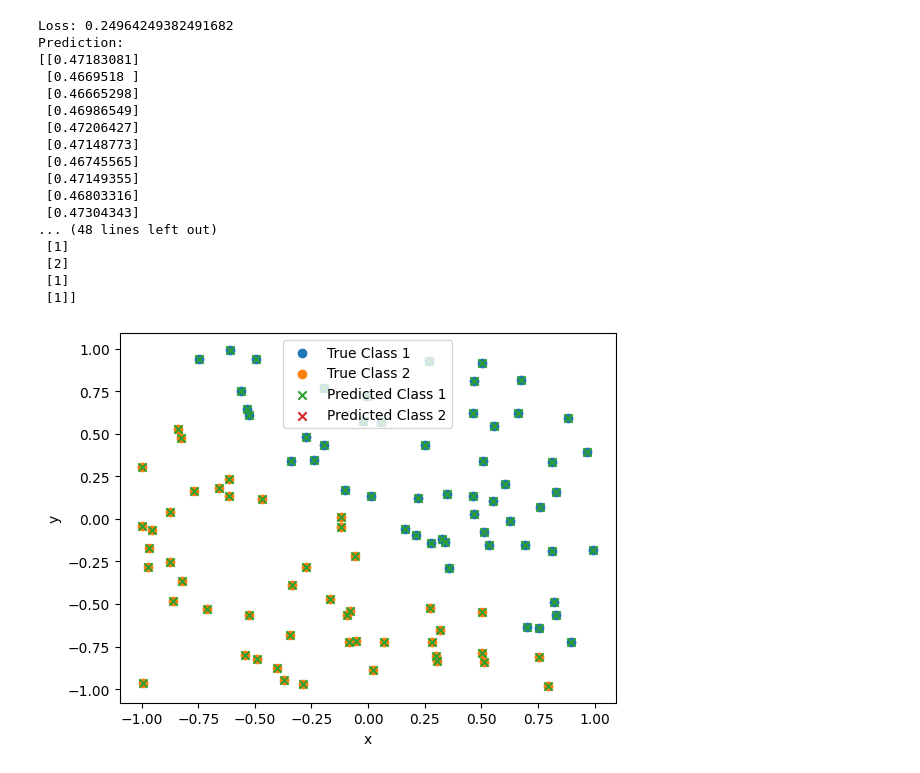
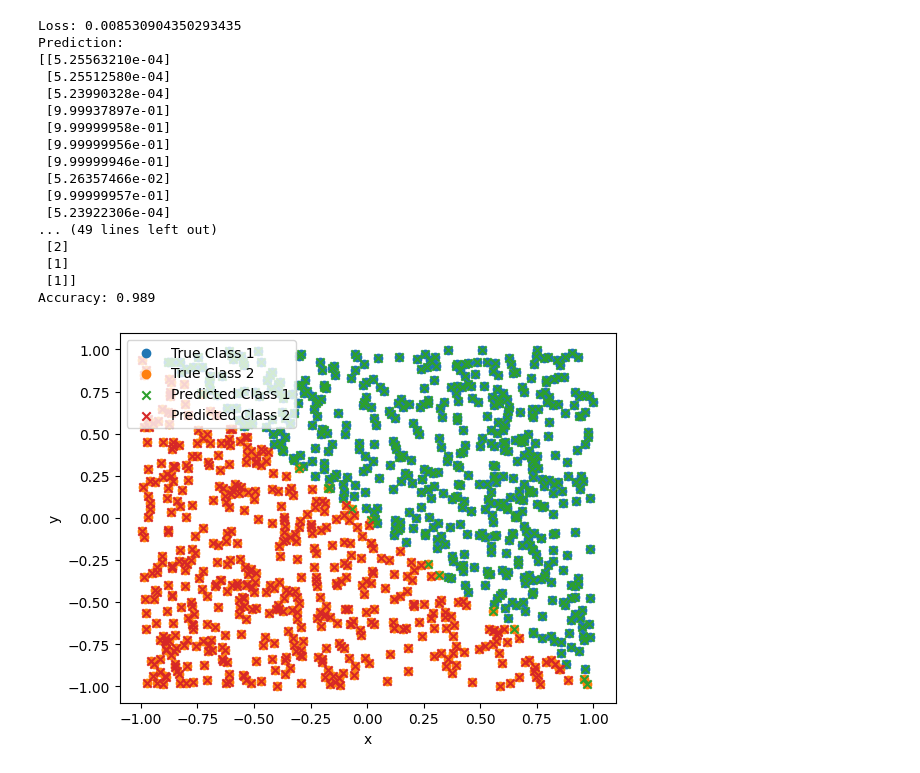
Before and after one commit to Patrix2004/neural_network_project, a Jupyter notebook: lab1.ipynb, the cells around one changed output. Saved outputs shown, nothing was run; the diff lists cells and outputs as text; code cells hidden in the pictures.

Commit message:
added cross entropy, improved accuracy

```diff
--- a/lab1.ipynb
+++ b/lab1.ipynb
@@ -106,3 +125,18 @@ class Network():
     def update(self, lr):
         for layer in self.layers:
             layer.update(lr)
+# %%
+per = Network(
+    [
+        Dense(2, 128),
+        Sigmoid(),
+        Dense(128, 128),
+        Sigmoid(),
+        Dense(128, 128),
+        Sigmoid(),
+        Dense(128, 128),
+        Sigmoid(),
+        Dense(128, 1),
+        Sigmoid(),
+    ]
+)
@@ -110,6 +171,10 @@ class Network():
 per = Network(
     [
         Dense(2, 128),
+        Sigmoid(),
+        Dense(128, 128),
+        Sigmoid(),
+        Dense(128, 128),
         Sigmoid(),
         Dense(128, 128),
         Sigmoid(),
@@ -118,7 +183,7 @@ per = Network(
     ]
 )
 
-df = pd.read_csv("data.simple.train.100.csv")
+df = pd.read_csv("data.simple.test.1000.csv")
 
 n = 20
 epochs = 500
@@ -135,16 +200,20 @@ for epoch in range(epochs):
 
         pred = per.forward(inputs)
 
-        loss = MSE.forward(target, pred)
+        #loss = MSE.forward(target, pred)
 
-        gradient = MSE.backward(target, pred)
+        #gradient = MSE.backward(target, pred)
+
+        loss = BCE.forward(target, pred)
+
+        gradient = BCE.backward(target, pred)
 
         per.backward(gradient)
 
-        per.update(0.001)
+        per.update(0.1)
 
 
-df = pd.read_csv("data.simple.test.100.csv")
+df = pd.read_csv("data.simple.test.1000.csv")
 
 inputs = df.iloc[:, :2].to_numpy()
 
@@ -171,6 +240,9 @@ print(pred_class[:20])
 print("Real classes:")
 print(target[:20])
 
+accuracy = np.mean(pred_class == target)
+print("Accuracy:", accuracy)
+
 
 x = df.iloc[:, 0].to_numpy()
 y = df.iloc[:, 1].to_numpy()
@@ -193,46 +265,46 @@ plt.scatter(
     x[pred_class[:, 0] == 1],
     y[pred_class[:, 0] == 1],
     marker="x",
     label="Predicted Class 1"
 )
 
-# Predykcja klasy 2
+
 plt.scatter(
     x[pred_class[:, 0] == 2],
     y[pred_class[:, 0] == 2],
     marker="x",
     label="Predicted Class 2"
 )
 
 
 plt.xlabel("x")
 plt.ylabel("y")
 plt.legend()
 plt.show()
 
 
 print("Weights:")
 print(per.layers[0].weights)
 
 print("Biases:")
 print(per.layers[0].biases)
 # %% [output]
-Loss: 0.24964249382491682
+Loss: 0.008530904350293435
 Prediction:
-[[0.47183081]
- [0.4669518 ]
- [0.46665298]
- [0.46986549]
- [0.47206427]
- [0.47148773]
- [0.46745565]
- [0.47149355]
- [0.46803316]
- [0.47304343]
-... (48 lines left out)
- [1]
+[[5.25563210e-04]
+ [5.25512580e-04]
+ [5.23990328e-04]
+ [9.99937897e-01]
+ [9.99999958e-01]
+ [9.99999956e-01]
+ [9.99999946e-01]
+ [5.26357466e-02]
+ [9.99999957e-01]
+ [5.23922306e-04]
+... (49 lines left out)
  [2]
  [1]
  [1]]
+Accuracy: 0.989
-[figure, old version]
+[figure, new version]
 Weights:
```
Also changed, not shown: parts of 5 cells of this notebook.
